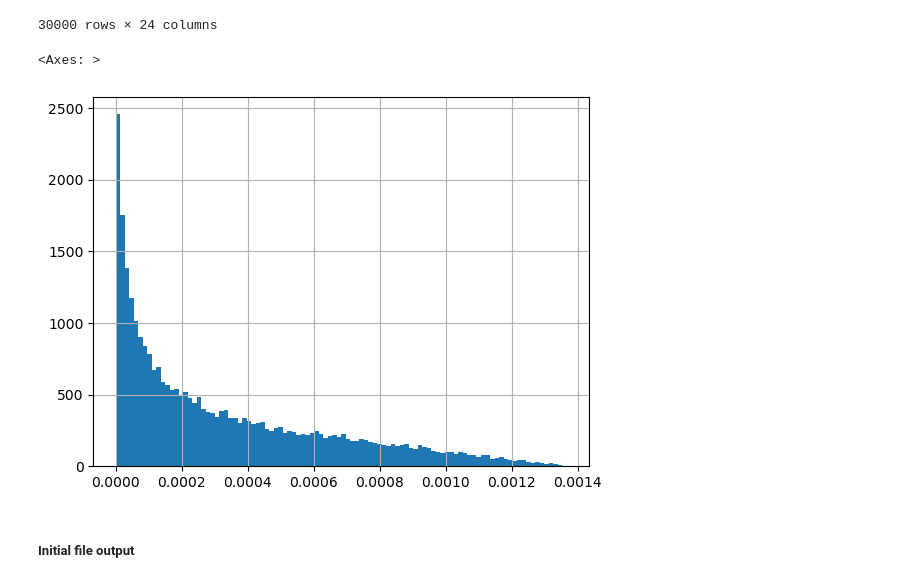
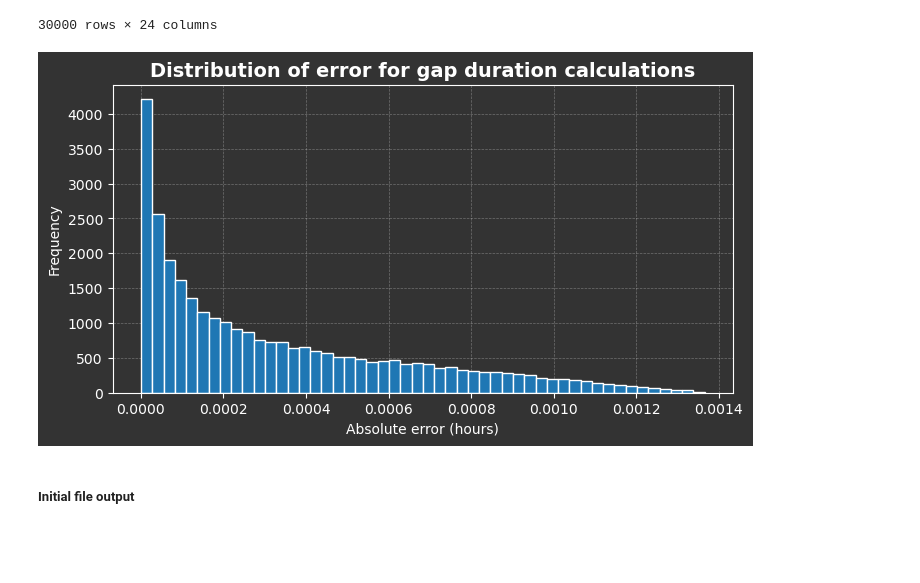
Before and after one commit to RRRan2333/ais_fishing_signal, a Jupyter notebook: primary.ipynb, the cells around one changed output. Saved outputs shown, nothing was run; the diff lists cells and outputs as text; code cells hidden in the pictures; blank space fills up the shorter version.

```diff
--- a/primary.ipynb
+++ b/primary.ipynb
@@ -414,13 +414,46 @@ ais_border_output
 | 29998 | c6cacabaf66455fc96e208bf0c276605 | 276831000 | trawlers | EST | 56.100000 | 971.000000 | 2018-07-12 07:04:58 | ... |
 | 29999 | 452d59cb7e38dff7936143ce40cfa12b | 367109910 | trawlers | USA | 45.792683 | 127.943672 | 2019-07-04 01:53:26 | ... |
 30000 rows × 24 columns
-# %%
-# check calculation error if any for calculate_day_night_duration()
-ais_border_output['error'] = abs((ais_border_output['gap_hours'] - ais_border_output['daytime_duration_h'] - ais_border_output['nighttime_duration_h']) / ais_border_output['gap_hours'])
-ais_border_output['error'].hist(bins=100)
-# %% [output]
-<Axes: >
-[figure, removed]
+# %%
+fig, ax = plt.subplots(figsize=(8, 4))
+
+# Customize grid lines
+ax.grid(True, linestyle='--', linewidth=0.5, color='white', alpha=0.3)
+ax.set_axisbelow(True)
+
+# check calculation error if any for calculate_day_night_duration()
+ais_border_output['error'] = abs((ais_border_output['gap_hours'] - ais_border_output['daytime_duration_h'] - ais_border_output['nighttime_duration_h']) / ais_border_output['gap_hours'])
+ais_border_output['error'].hist(bins=50)
+
+# Set the overall background color to dark gray
+fig.patch.set_facecolor('#333333')
+ax.set_facecolor('#333333')
+
+# add title and axis labels
+ax.tick_params(axis='x', colors='white')
+ax.tick_params(axis='y', colors='white')
+
+plt.title('Distribution of error for gap duration calculations')
+plt.xlabel('Absolute error (hours)')
+plt.ylabel('Frequency')
+
+
+
+# set title to white, 14 font size, and bold
+plt.title('Distribution of error for gap duration calculations', color='white', fontsize=14, fontweight='bold')
+ax.xaxis.label.set_color('white')
+ax.yaxis.label.set_color('white')
+
+for _, spine in ax.spines.items():
+    spine.set_visible(True)
+    spine.set_color('white')
+
+# add white border to individual bins
+for _, rect in enumerate(ax.patches):
+    rect.set_edgecolor('white')
+    rect.set_linewidth(1)
+# %% [output]
+[figure, added]
 # %% [markdown]
 ##### Initial file output
 # %% [markdown]
```
Also changed, not shown: parts of 10 cells of this notebook, 4 other files.
